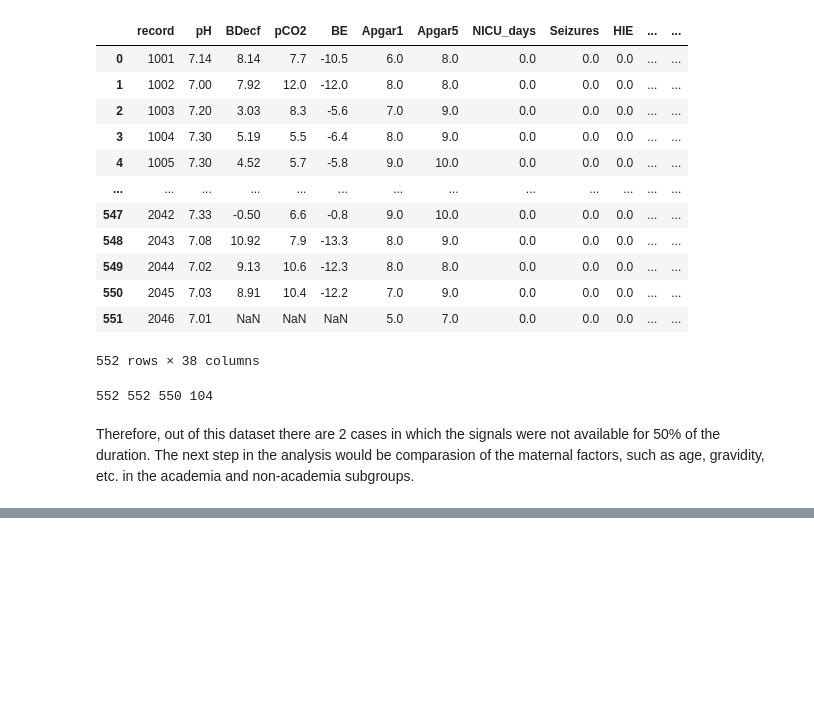
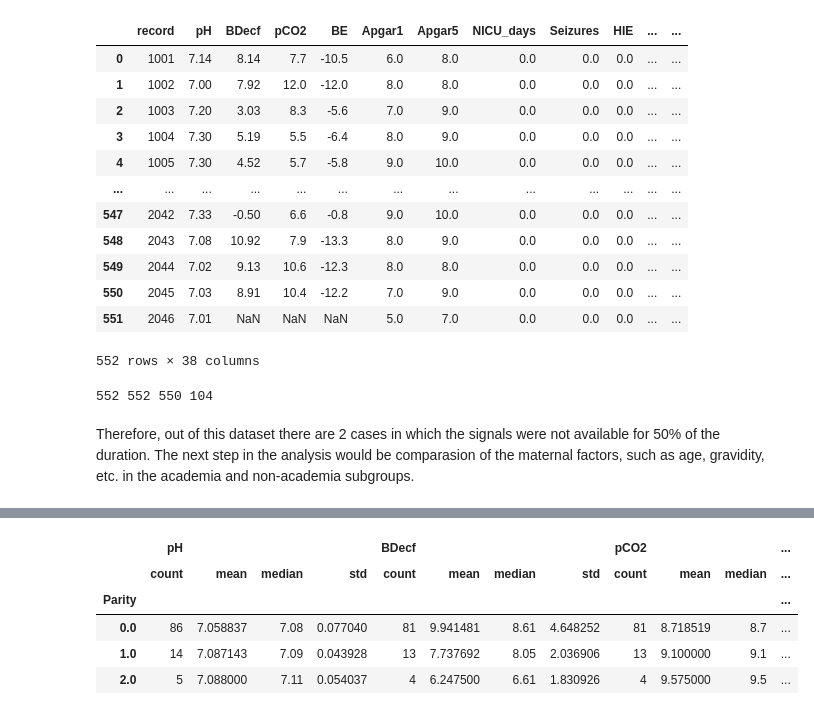
Before and after one commit to trnnstella/Fetal-health-analysis, a Jupyter notebook: fetal-health.ipynb, the cells around one changed output, grey strips where cells are left out. Cells and saved outputs as stored; diff of their text form; code cells hidden in the pictures; blank space fills up the shorter version.

```diff
--- a/fetal-health.ipynb
+++ b/fetal-health.ipynb
@@ -329,0 +371,9 @@ df["academia"].
+# %%
+df_clinical_ac.groupby("Parity")[["pH", "BDecf", "pCO2", "Base excess"]].agg(["count", "mean", "median", "std"])
+# %% [output]
+|  | pH |  |  |  | BDecf |  |  |  | pCO2 |  |  | ... |
+|  | count | mean | median | std | count | mean | median | std | count | mean | median | ... |
+| Parity |  |  |  |  |  |  |  |  |  |  |  | ... |
+| 0.0 | 86 | 7.058837 | 7.08 | 0.077040 | 81 | 9.941481 | 8.61 | 4.648252 | 81 | 8.718519 | 8.7 | ... |
+| 1.0 | 14 | 7.087143 | 7.09 | 0.043928 | 13 | 7.737692 | 8.05 | 2.036906 | 13 | 9.100000 | 9.1 | ... |
+| 2.0 | 5 | 7.088000 | 7.11 | 0.054037 | 4 | 6.247500 | 6.61 | 1.830926 | 4 | 9.575000 | 9.5 | ... |
```
Also changed, not shown: parts of 3 cells of this notebook.
